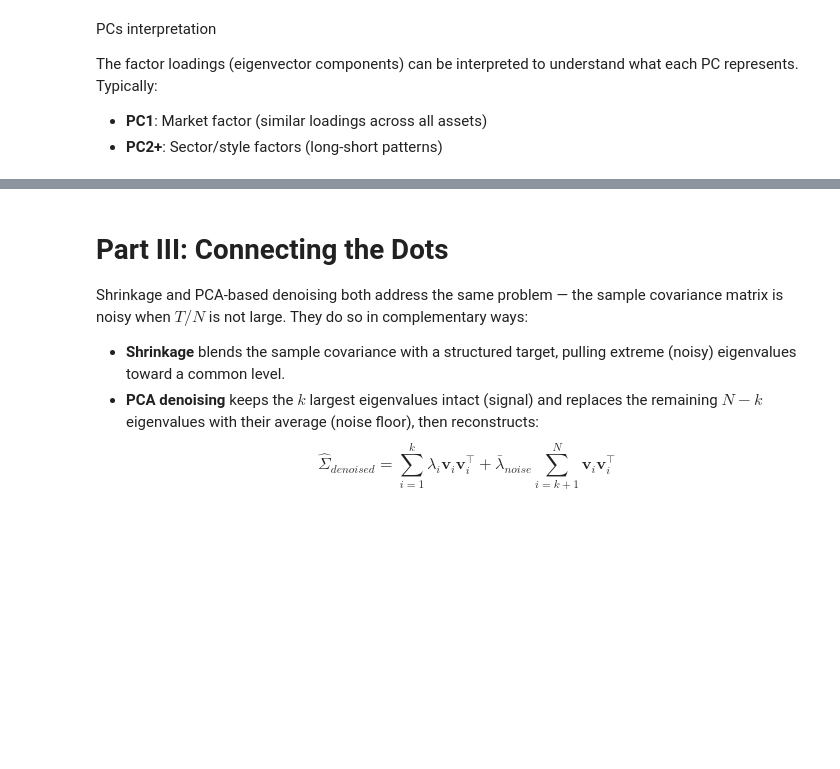
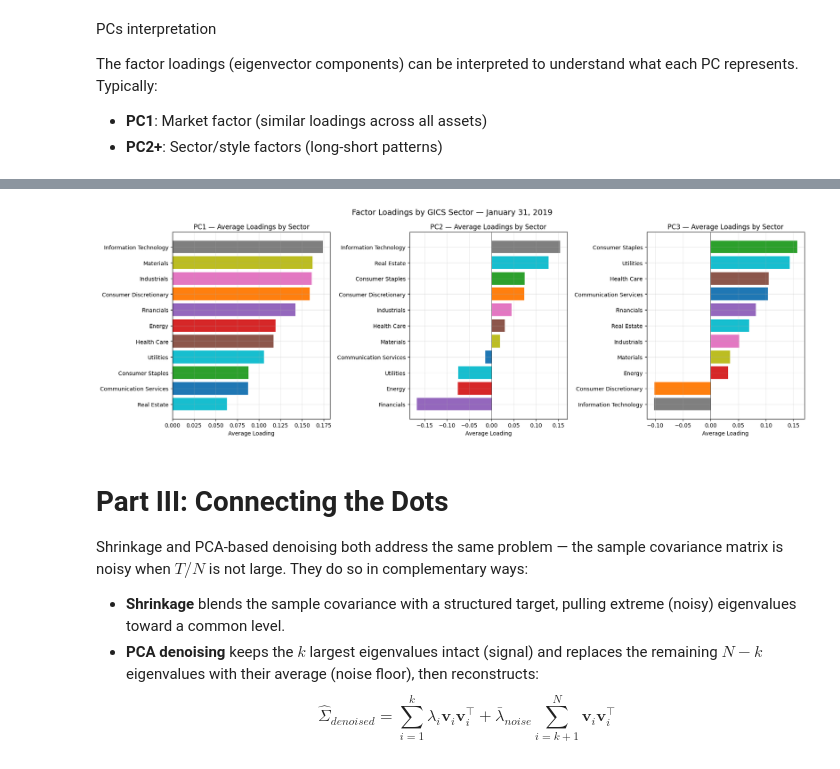
Before and after one commit to GabrielDelhay/FinEng_group6_2, a Jupyter notebook: assignment3_RM/ex3_notebook.ipynb, the cells around one changed output, grey strips where cells are left out. Cells and saved outputs as stored; diff of their text form; code cells hidden in the pictures; blank space fills up the shorter version.

```diff
--- a/assignment3_RM/ex3_notebook.ipynb
+++ b/assignment3_RM/ex3_notebook.ipynb
@@ -926,3 +861,46 @@ Utilities               0.1060 -0.0750  0.1431
+# %%
+import datetime
+
+# Load sector data
+ticker_details = pd.read_csv(data_path / "ticker_details.csv")
+ticker_to_sector = dict(zip(ticker_details["Ticker"], ticker_details["GICS"]))
+
+# Select the reference date
+ref_date = datetime.date(2019, 1, 31)
+ref_eig_vecs = eig_vecs[ref_date]
+
+# Add sector column
+ref_eig_vecs_with_sector = ref_eig_vecs.copy()
+ref_eig_vecs_with_sector["Sector"] = ref_eig_vecs.index.map(
+    lambda t: ticker_to_sector.get(t, "Unknown")
+)
+
+# Average loadings by sector
+sector_loadings = ref_eig_vecs_with_sector.groupby("Sector").mean()
+
+# Plot
+fig, axes = plt.subplots(1, 3, figsize=(18, 6))
+
+unique_sectors = sorted(sector_loadings.index)
+colors = plt.cm.tab10(np.linspace(0, 1, len(unique_sectors)))
+sector_color_map = dict(zip(unique_sectors, colors))
+
+for pc_idx in range(3):
+    ax = axes[pc_idx]
+    loadings = sector_loadings.iloc[:, pc_idx].sort_values()
+
+    bar_colors = [sector_color_map[s] for s in loadings.index]
+    ax.barh(loadings.index, loadings.values, color=bar_colors)
+    ax.set_xlabel("Average Loading")
+    ax.set_title(f"PC{pc_idx + 1} — Average Loadings by Sector")
+    ax.axvline(x=0, color="black", linewidth=0.5)
+    ax.grid(alpha=0.3)
+
+plt.suptitle("Factor Loadings by GICS Sector — January 31, 2019", fontsize=14)
+plt.tight_layout()
+plt.show()
+# %% [output]
+[figure, added]
 # %% [markdown]
 # Part III: Connecting the Dots
 
```
Also changed, not shown: parts of 6 cells of this notebook.
